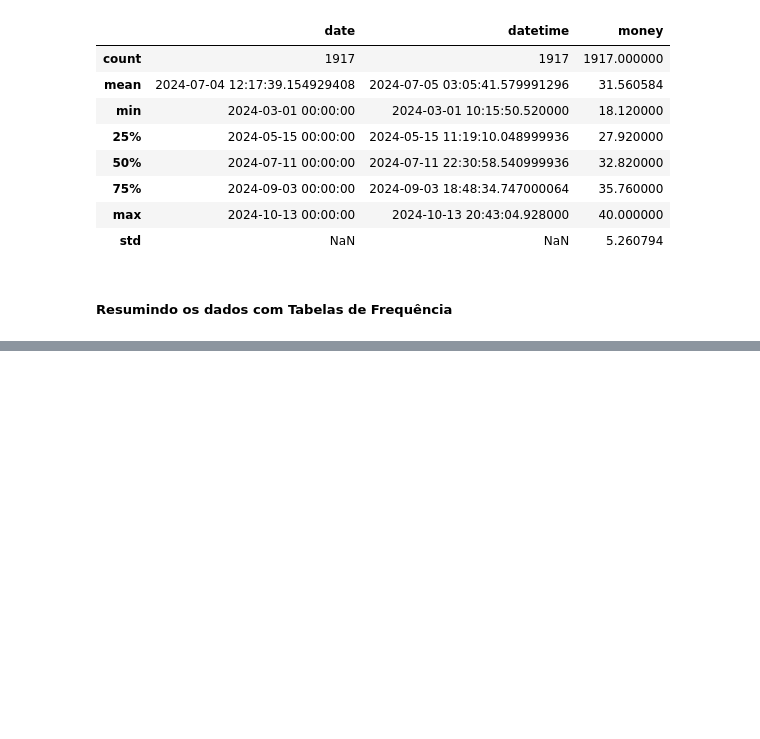
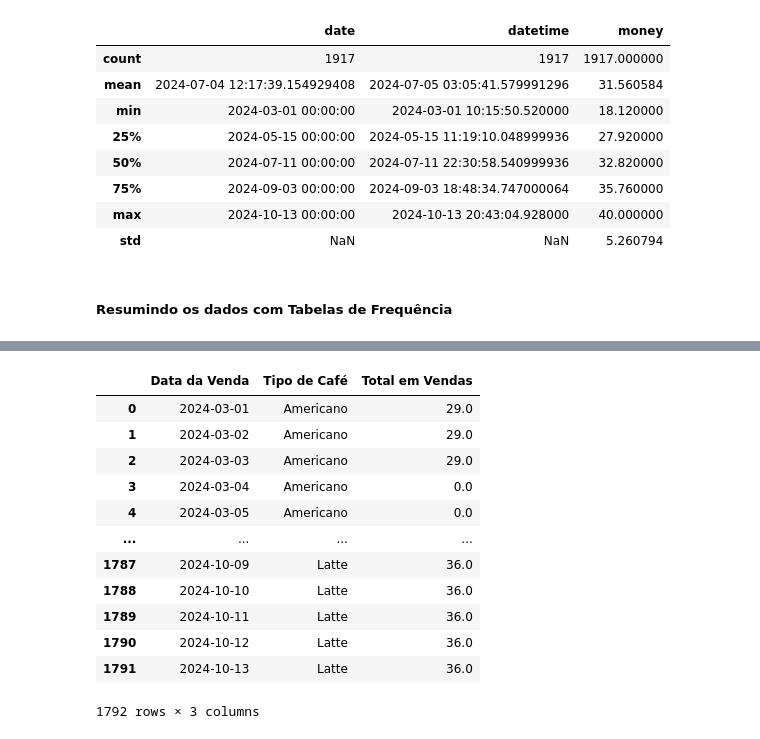
Before and after one commit to ryanrodr/coffee-sales-analysis, a Jupyter notebook: notebooks/analise_exploratoria.ipynb, the cells around one changed output, grey strips where cells are left out. Saved outputs shown, nothing was run; the diff lists cells and outputs as text; code cells hidden in the pictures; blank space fills up the shorter version.

```diff
--- a/notebooks/analise_exploratoria.ipynb
+++ b/notebooks/analise_exploratoria.ipynb
@@ -160,0 +233,21 @@ tb_vendas_dia
+# %%
+tb_vendas_dia_long = pd.melt(tb_vendas_dia,
+                         id_vars=['Data da Venda'],
+                         value_vars=['Americano', 'Americano with Milk', 'Cappuccino', 'Cocoa', 'Cortado', 'Espresso', 'Hot Chocolate', 'Latte'],
+                         var_name='Tipo de Café',
+                         value_name='Total em Vendas')
+tb_vendas_dia_long
+# %% [output]
+|  | Data da Venda | Tipo de Café | Total em Vendas |
+| 0 | 2024-03-01 | Americano | 29.0 |
+| 1 | 2024-03-02 | Americano | 29.0 |
+| 2 | 2024-03-03 | Americano | 29.0 |
+| 3 | 2024-03-04 | Americano | 0.0 |
+| 4 | 2024-03-05 | Americano | 0.0 |
+| ... | ... | ... | ... |
+| 1787 | 2024-10-09 | Latte | 36.0 |
+| 1788 | 2024-10-10 | Latte | 36.0 |
+| 1789 | 2024-10-11 | Latte | 36.0 |
+| 1790 | 2024-10-12 | Latte | 36.0 |
+| 1791 | 2024-10-13 | Latte | 36.0 |
+1792 rows × 3 columns
```
Also changed, not shown: parts of 7 cells of this notebook.
